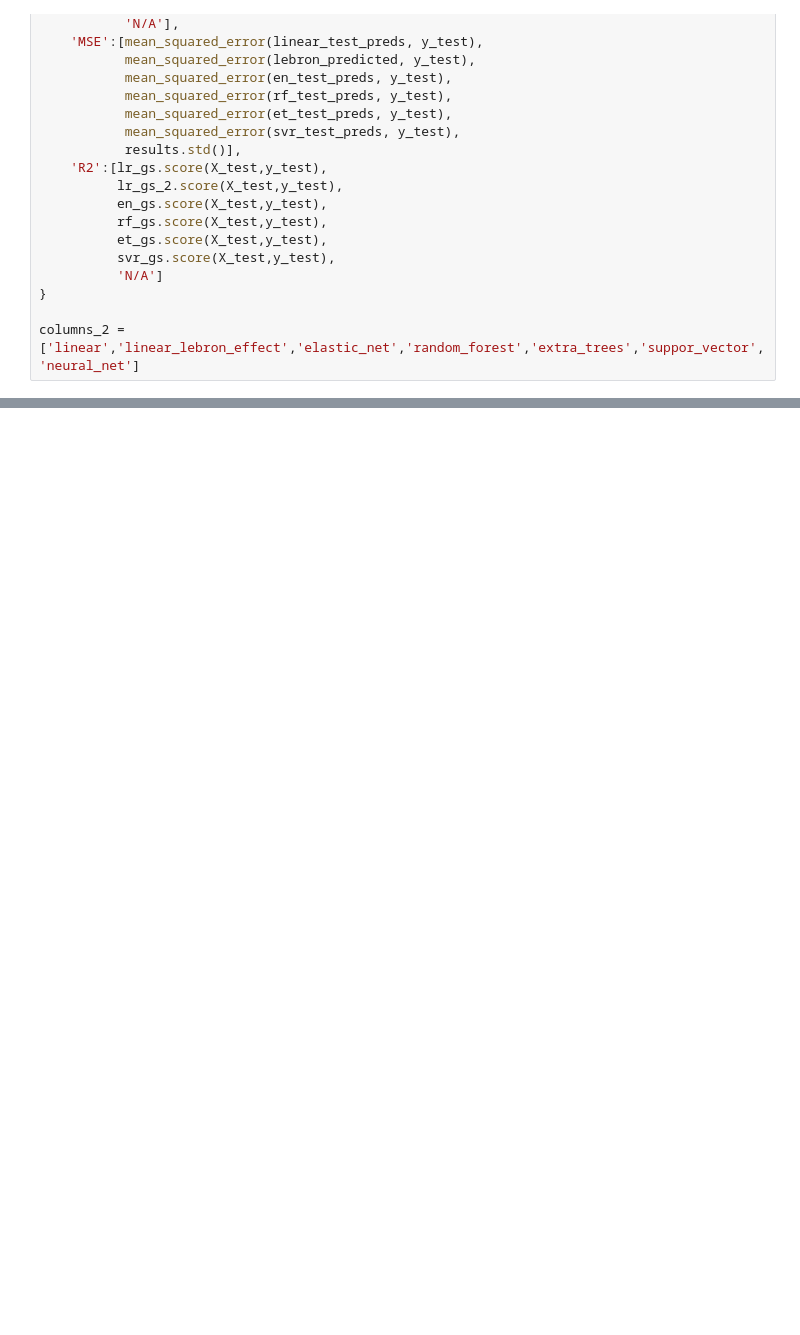
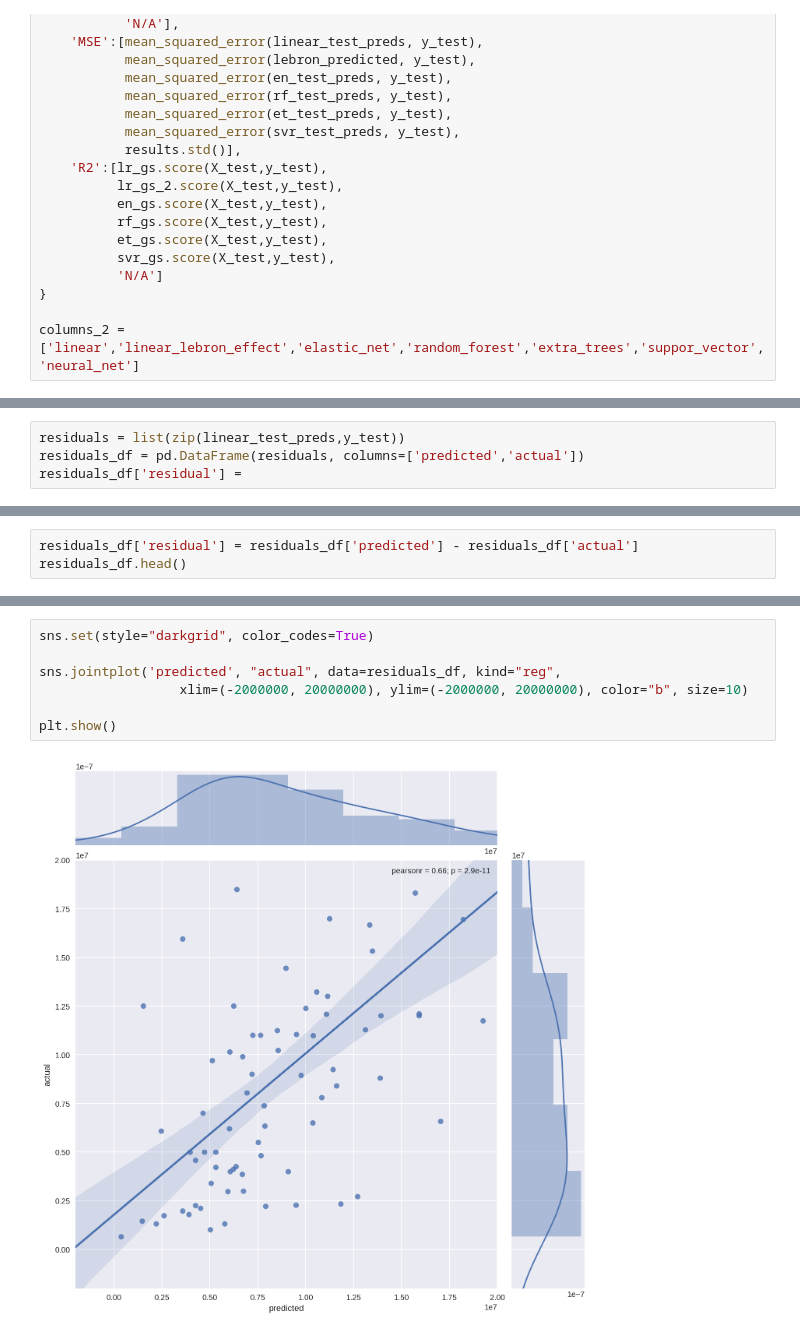
Before and after one commit to michaelkim9/nba_predictor_project_dsi, a Jupyter notebook: Part_4_predictive_model.ipynb, the cells around one changed output, grey strips where cells are left out. Cells and saved outputs as stored; diff of their text form; blank space fills up the shorter version.

```diff
--- a/Part_4_predictive_model.ipynb
+++ b/Part_4_predictive_model.ipynb
@@ -1224,0 +1233,4 @@ results_df_2
+# %%
+residuals = list(zip(linear_test_preds,y_test))
+residuals_df = pd.DataFrame(residuals, columns=['predicted','actual'])
+residuals_df['residual'] =
@@ -1224,0 +1244,3 @@ results_df_2
+# %%
+residuals_df['residual'] = residuals_df['predicted'] - residuals_df['actual']
+residuals_df.head()
@@ -1224,0 +1254,9 @@ results_df_2
+# %%
+sns.set(style="darkgrid", color_codes=True)
+
+sns.jointplot('predicted', "actual", data=residuals_df, kind="reg",
+                  xlim=(-2000000, 20000000), ylim=(-2000000, 20000000), color="b", size=10)
+
+plt.show()
+# %% [output]
+[figure, added]
```
Also changed, not shown: parts of 4 cells of this notebook, 5 other files.
